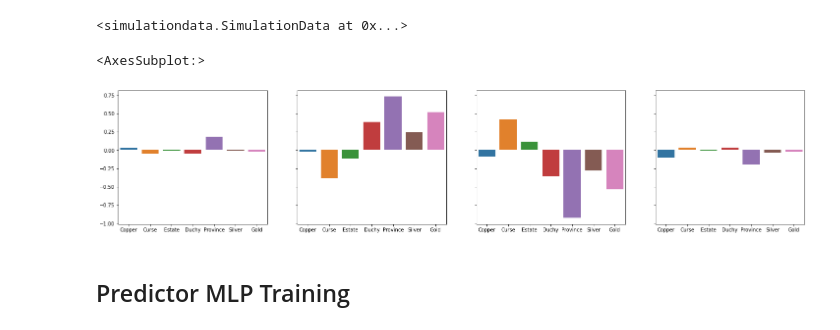
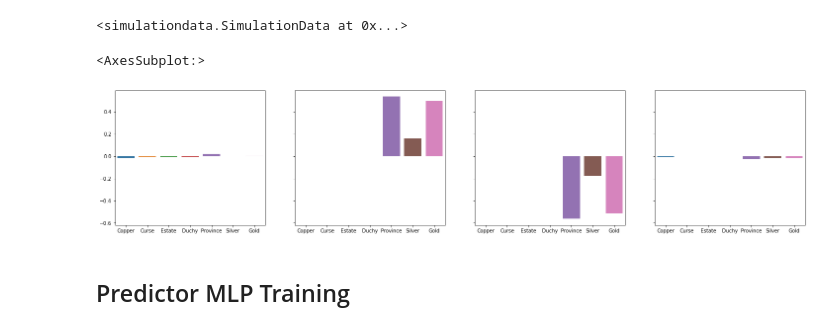
Before and after one commit to SpecificGenerality/PyDominion, a Jupyter notebook: notebooks/training.ipynb, the cells around one changed output. Saved outputs shown, nothing was run; the diff lists cells and outputs as text; code cells hidden in the pictures.

```diff
--- a/notebooks/training.ipynb
+++ b/notebooks/training.ipynb
@@ -57,0 +60,5 @@ simulate(env, 1000, None)
+# %%
+config = GameConfig(must_include=[])
+players = init_players(['BM', 'BM'], train=False)
+env = DefaultEnvironment(config, players)
+idxs = env.game.state.feature.idxs
@@ -118,22 +150,23 @@ simulate(env, 100, None)
 {0: 98, 1: 2, 'ProvinceWins': 100, 'Ties': 0}
 <simulationdata.SimulationData at 0x...>
 # %%
-plot_model = player.rollout.models[6]
+# plot_model = player.rollout.models[6]
+plot_model = model
 
 agent_weights = plot_model.coef_[0][7:14]
 opp_weights = plot_model.coef_[0][14:]
 supply_weights = plot_model.coef_[0][:7]
 player_weight_diffs = agent_weights + opp_weights
-cards = list(idxs.keys())
+cards = [str(k()) for k in idxs.keys()]
 
 f, axes = plt.subplots(1,4, figsize=(25, 5), sharey='all')
 sns.barplot(x=cards, y=supply_weights, ax=axes[0])
 sns.barplot(x=cards, y=agent_weights, ax=axes[1])
 sns.barplot(x=cards, y=opp_weights, ax=axes[2])
 sns.barplot(x=cards, y=player_weight_diffs, ax=axes[3])
 # %% [output]
 <AxesSubplot:>
-[figure, old version]
+[figure, new version]
 # %% [markdown]
 ## Predictor MLP Training ##
 # %%
```
Also changed, not shown: parts of 8 cells of this notebook, 4 other files.
